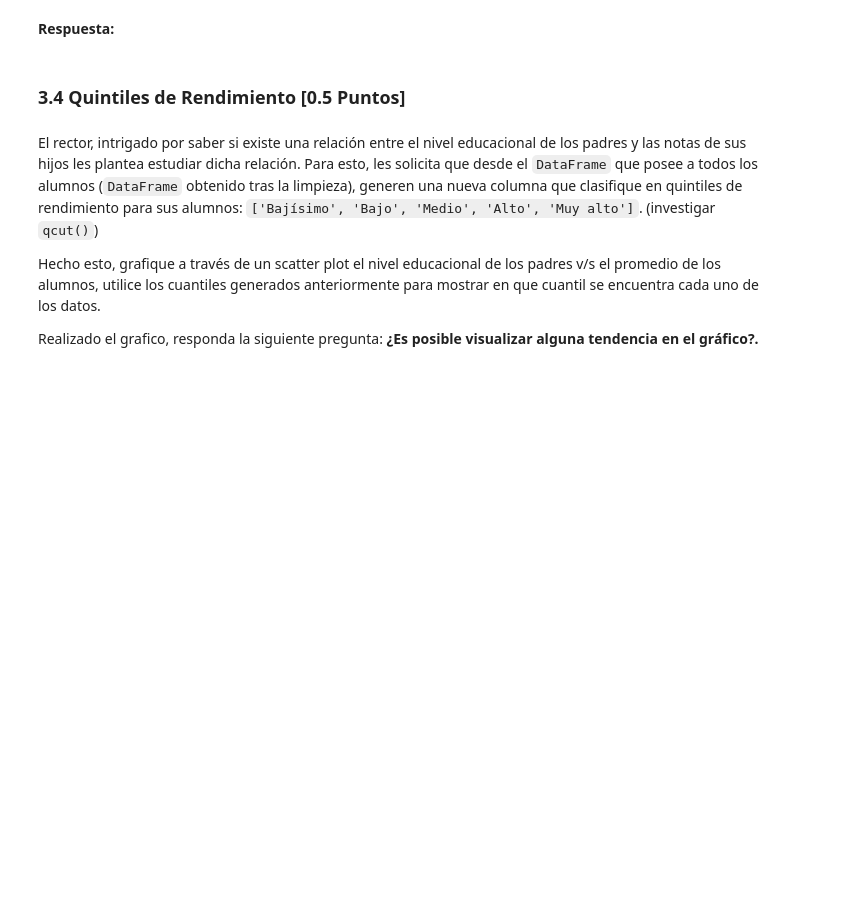
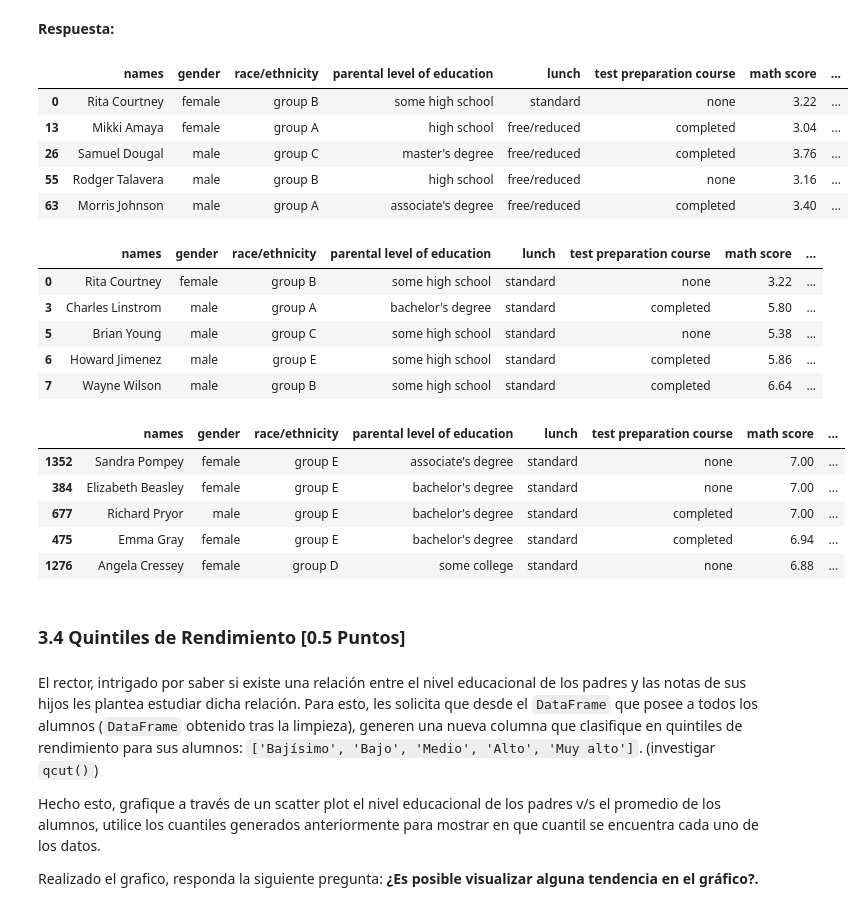
Before and after one commit to IsraPKMNPAP/Laboratorio-de-Herramientas, a Jupyter notebook: Laboratorios/Lab3_enunciado.ipynb, the cells around one changed output. Drawn from its saved outputs; the diff is of its cells as text; code cells hidden in the pictures; blank space fills up the shorter version.

```diff
--- a/Laboratorios/Lab3_enunciado.ipynb
+++ b/Laboratorios/Lab3_enunciado.ipynb
@@ -585,6 +656,55 @@ def reprobados_destacados(dataframe_in):
+# %%
+#Escriba su código aquí
+def reprobados_destacados(dataframe_in):
+    """ Función que devuelve tres dataframes.
+    El primero contiene los estudiantes que reprobaron.
+    El segundo marca con una R los estudiantes reprobados
+    en su promedio en le dataframe.
+    El tercero contiene los estudiantes destacados
+    ordenados de mayor a menor.
+    """
+    assert isinstance(dataframe_in,pd.DataFrame)
+
+    mask_r = dataframe_in["mean"] < 4.0
+
+    # Dataframe reprobados
+    dataframe1 = dataframe_in.loc[mask_r,:]
+
+    # Dataframe de media con R
+    dataframe2 = dataframe_in.copy()
+    dataframe2["mean"] = dataframe2["mean"].astype("object")
+    dataframe2.loc[mask_r,"mean"] = "R"
+
+    # Dataframe ordenado descendiente de media mayor a 5.8 en todas las asignaturas
+    mask_d = (dataframe_in["math score"]>5.8) & (dataframe_in["reading score"]>5.8) & (dataframe_in["writing score"]>5.8)
+    dataframe3 = dataframe_in.loc[mask_d,:].sort_values("mean", ascending=False)
+
+    return dataframe1, dataframe2, dataframe3
 # %%
 # Muestre sus resultados aquí
-dataframe1, dataframe2, dataframe3 = reprobados_destacados(df_grades)
+dataframe1, dataframe2, dataframe3 = reprobados_destacados(df_grades_cl)
+display(dataframe1.head())
+display(dataframe2.head())
+display(dataframe3.head())
+# %% [output]
+|  | names | gender | race/ethnicity | parental level of education | lunch | test preparation course | math score | ... |
+| 0 | Rita Courtney | female | group B | some high school | standard | none | 3.22 | ... |
+| 13 | Mikki Amaya | female | group A | high school | free/reduced | completed | 3.04 | ... |
+| 26 | Samuel Dougal | male | group C | master's degree | free/reduced | completed | 3.76 | ... |
+| 55 | Rodger Talavera | male | group B | high school | free/reduced | none | 3.16 | ... |
+| 63 | Morris Johnson | male | group A | associate's degree | free/reduced | completed | 3.40 | ... |
+|  | names | gender | race/ethnicity | parental level of education | lunch | test preparation course | math score | ... |
+| 0 | Rita Courtney | female | group B | some high school | standard | none | 3.22 | ... |
+| 3 | Charles Linstrom | male | group A | bachelor's degree | standard | completed | 5.80 | ... |
+| 5 | Brian Young | male | group C | some high school | standard | none | 5.38 | ... |
+| 6 | Howard Jimenez | male | group E | some high school | standard | completed | 5.86 | ... |
+| 7 | Wayne Wilson | male | group B | some high school | standard | completed | 6.64 | ... |
+|  | names | gender | race/ethnicity | parental level of education | lunch | test preparation course | math score | ... |
+| 1352 | Sandra Pompey | female | group E | associate's degree | standard | none | 7.00 | ... |
+| 384 | Elizabeth Beasley | female | group E | bachelor's degree | standard | none | 7.00 | ... |
+| 677 | Richard Pryor | male | group E | bachelor's degree | standard | completed | 7.00 | ... |
+| 475 | Emma Gray | female | group E | bachelor's degree | standard | completed | 6.94 | ... |
+| 1276 | Angela Cressey | female | group D | some college | standard | none | 6.88 | ... |
 # %% [markdown]
 ### 3.4 Quintiles de Rendimiento [0.5 Puntos]
 # %% [markdown]
```
Also changed, not shown: parts of 22 cells of this notebook.
